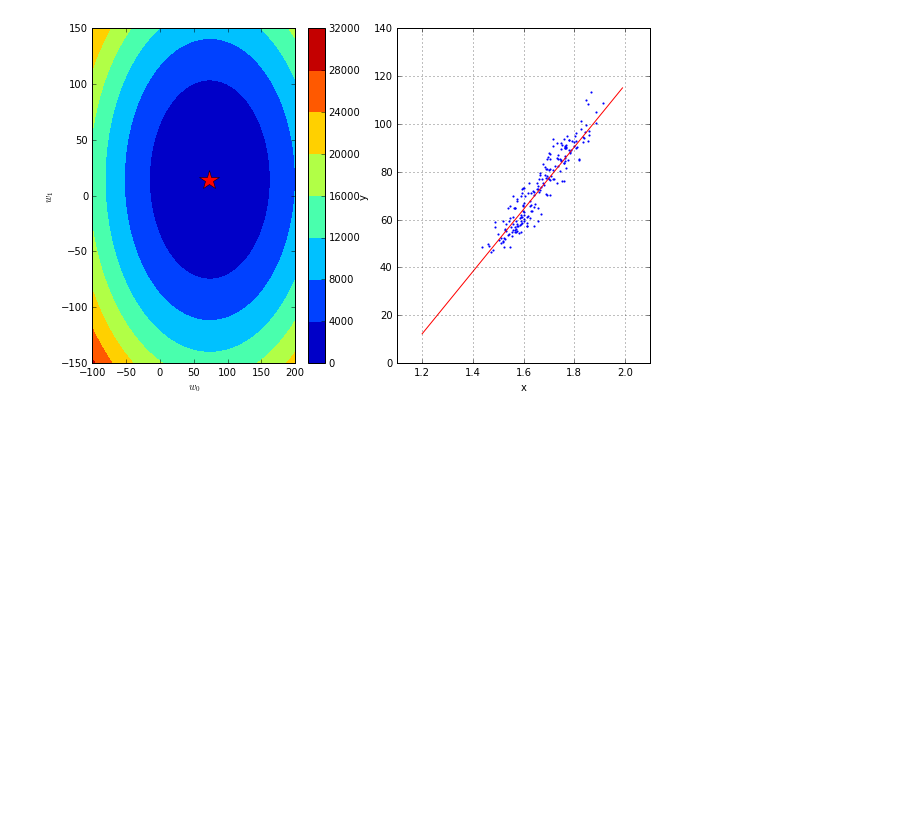
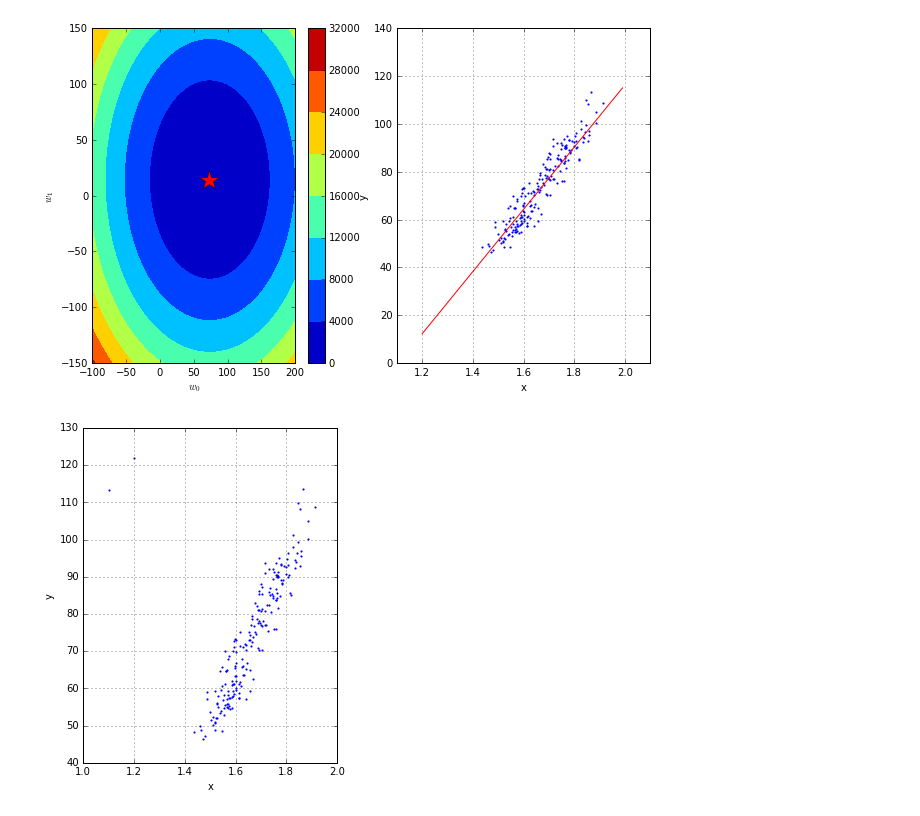
Before and after one commit to jmuth/ML_course, a Jupyter notebook: labs/ex02/template/Effect of Outliers.ipynb, the cells around one changed output. Cells and saved outputs as stored; diff of their text form; code cells hidden in the pictures; blank space fills up the shorter version.

```diff
--- a/labs/ex02/template/Effect of Outliers.ipynb
+++ b/labs/ex02/template/Effect of Outliers.ipynb
@@ -67,3 +67,21 @@ from helpers import *
 height, weight, gender = load_data(sub_sample=True, add_outlier=True)
 x, mean_x, std_x = standardize(height)
 y, tx = build_model_data(x, weight)
+# %%
+from grid_search import generate_w, get_best_parameters
+from plots import grid_visualization
+import datetime
+
+# Plot the results
+# plot f(x)
+fig = plt.figure()
+ax2 = fig.add_subplot(1, 2, 2)
+ax2.scatter(height, weight, marker=".", color='b', s=5)
+ax2.set_xlabel("x")
+ax2.set_ylabel("y")
+ax2.grid()
+
+fig.set_size_inches(10.0,6.0)
+fig.savefig("grid_plot")  # Optional saving
+# %% [output]
+[figure, added]
```
Also changed, not shown: parts of 2 cells of this notebook, 1 other file.
